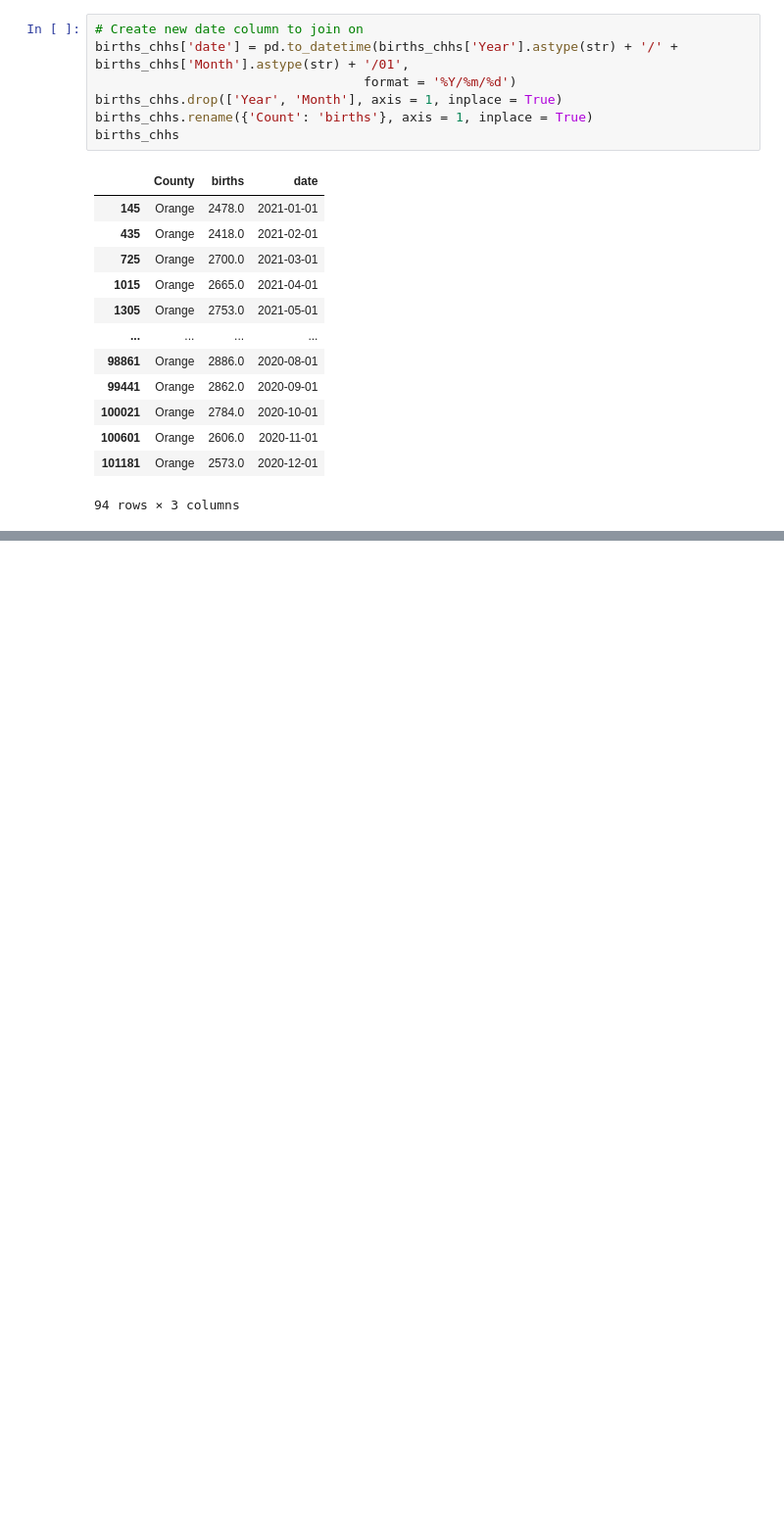
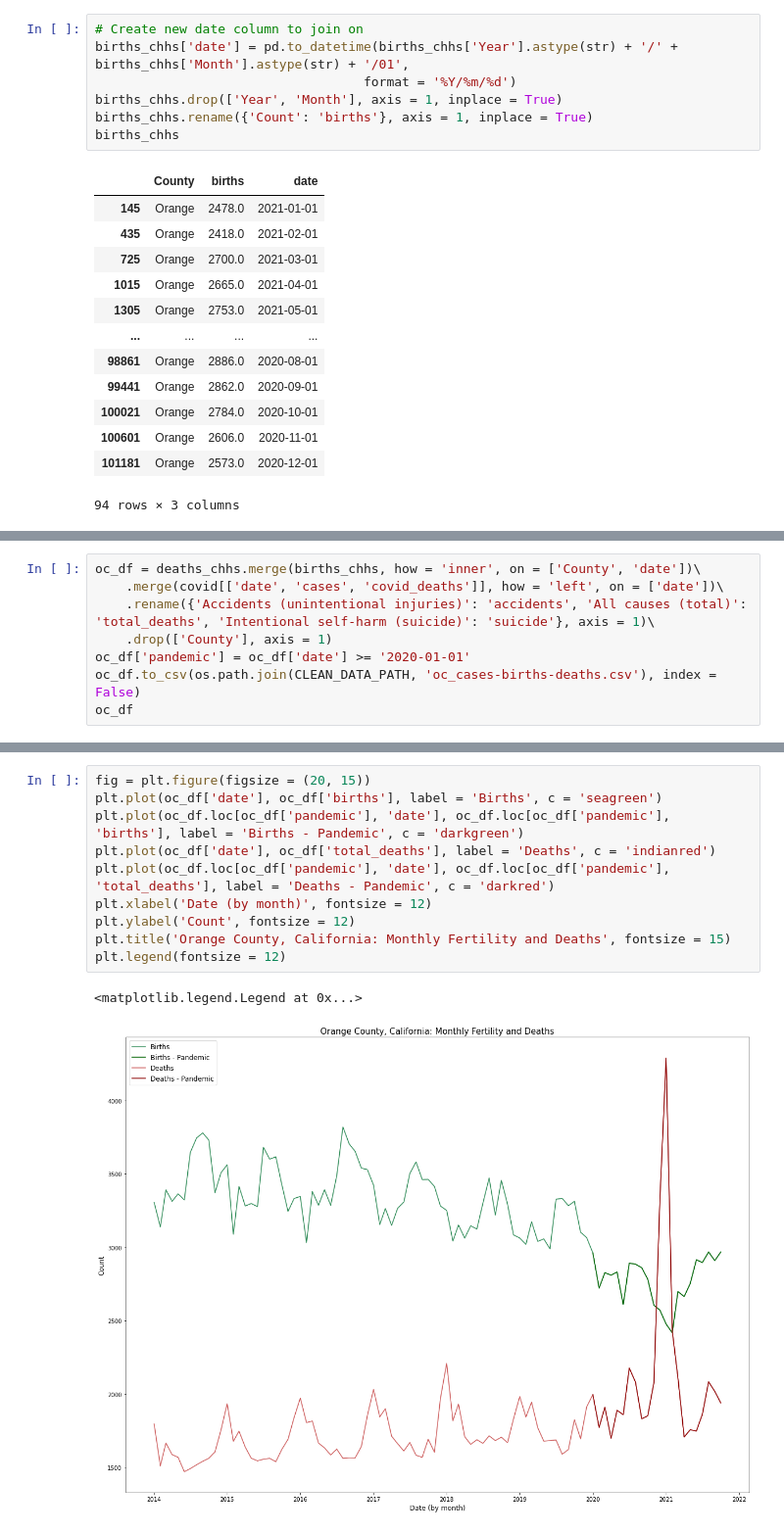
Before and after one commit to anushnap/data512-project, a Jupyter notebook: src/mortality_fertility_analysis.ipynb, the cells around one changed output, grey strips where cells are left out. Shown at 98% size. Saved outputs shown, nothing was run; the diff lists cells and outputs as text; blank space fills up the shorter version.

Commit message:
merged data and made graph

```diff
--- a/src/mortality_fertility_analysis.ipynb
+++ b/src/mortality_fertility_analysis.ipynb
@@ -197,0 +201,8 @@ births_chhs
+# %%
+oc_df = deaths_chhs.merge(births_chhs, how = 'inner', on = ['County', 'date'])\
+    .merge(covid[['date', 'cases', 'covid_deaths']], how = 'left', on = ['date'])\
+    .rename({'Accidents (unintentional injuries)': 'accidents', 'All causes (total)': 'total_deaths', 'Intentional self-harm (suicide)': 'suicide'}, axis = 1)\
+    .drop(['County'], axis = 1)
+oc_df['pandemic'] = oc_df['date'] >= '2020-01-01'
+oc_df.to_csv(os.path.join(CLEAN_DATA_PATH, 'oc_cases-births-deaths.csv'), index = False)
+oc_df
@@ -197,0 +223,13 @@ births_chhs
+# %%
+fig = plt.figure(figsize = (20, 15))
+plt.plot(oc_df['date'], oc_df['births'], label = 'Births', c = 'seagreen')
+plt.plot(oc_df.loc[oc_df['pandemic'], 'date'], oc_df.loc[oc_df['pandemic'], 'births'], label = 'Births - Pandemic', c = 'darkgreen')
+plt.plot(oc_df['date'], oc_df['total_deaths'], label = 'Deaths', c = 'indianred')
+plt.plot(oc_df.loc[oc_df['pandemic'], 'date'], oc_df.loc[oc_df['pandemic'], 'total_deaths'], label = 'Deaths - Pandemic', c = 'darkred')
+plt.xlabel('Date (by month)', fontsize = 12)
+plt.ylabel('Count', fontsize = 12)
+plt.title('Orange County, California: Monthly Fertility and Deaths', fontsize = 15)
+plt.legend(fontsize = 12)
+# %% [output]
+<matplotlib.legend.Legend at 0x...>
+[figure, added]
```
Also changed, not shown: parts of 3 cells of this notebook.
